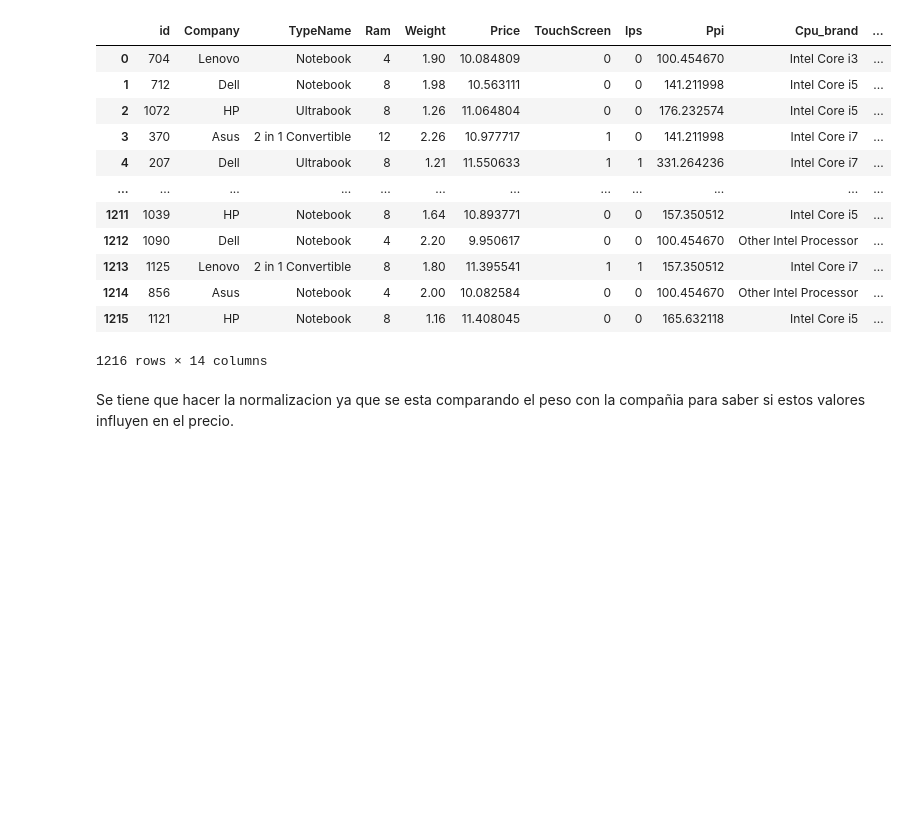
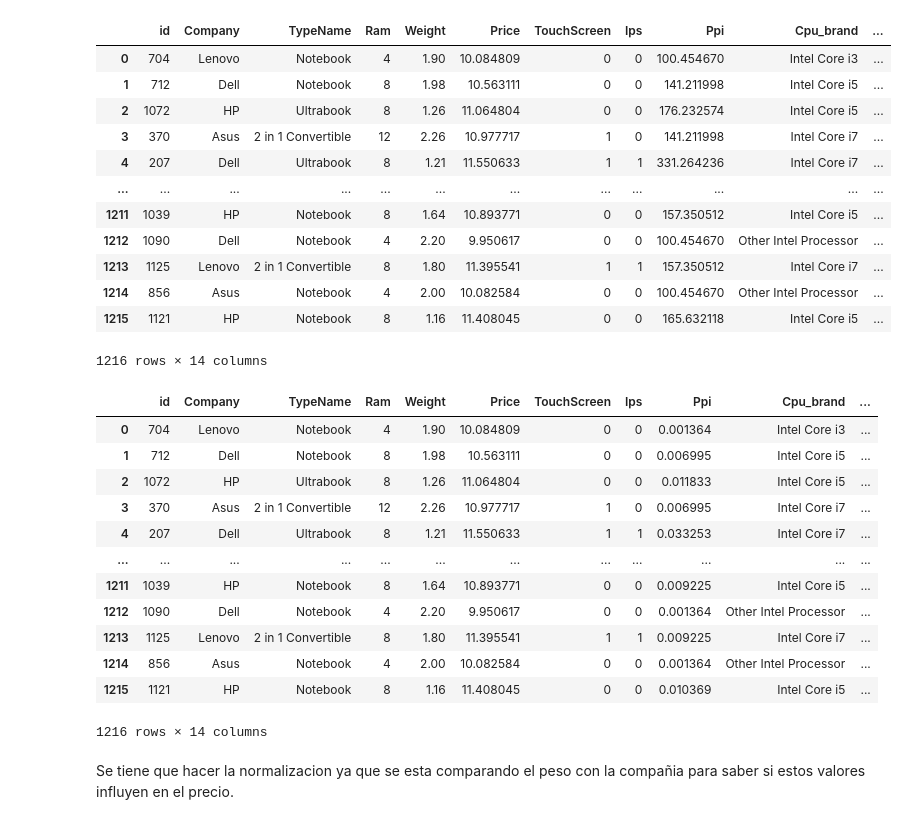
Before and after one commit to jf-garciam1/Lab-BI, a Jupyter notebook: Lab2/Lab2.ipynb, the cells around one changed output. Cells and saved outputs as stored; diff of their text form; code cells hidden in the pictures; blank space fills up the shorter version.

```diff
--- a/Lab2/Lab2.ipynb
+++ b/Lab2/Lab2.ipynb
@@ -712,6 +712,29 @@ df_pc
 | 1214 | 856 | Asus | Notebook | 4 | 2.00 | 10.082584 | 0 | 0 | 100.454670 | Other Intel Processor | ... |
 | 1215 | 1121 | HP | Notebook | 8 | 1.16 | 11.408045 | 0 | 0 | 165.632118 | Intel Core i5 | ... |
 1216 rows × 14 columns
+# %%
+# Calcular el valor mínimo y máximo de cada columna
+columnas_numericas = ["Ppi"]
+minimo = df_pc[columnas_numericas].min()
+maximo = df_pc[columnas_numericas].max()
+
+# Normalizar las columnas
+df_pc[columnas_numericas] = (df_pc[columnas_numericas] - minimo) / (maximo - minimo)
+df_pc
+# %% [output]
+|  | id | Company | TypeName | Ram | Weight | Price | TouchScreen | Ips | Ppi | Cpu_brand | ... |
+| 0 | 704 | Lenovo | Notebook | 4 | 1.90 | 10.084809 | 0 | 0 | 0.001364 | Intel Core i3 | ... |
+| 1 | 712 | Dell | Notebook | 8 | 1.98 | 10.563111 | 0 | 0 | 0.006995 | Intel Core i5 | ... |
+| 2 | 1072 | HP | Ultrabook | 8 | 1.26 | 11.064804 | 0 | 0 | 0.011833 | Intel Core i5 | ... |
+| 3 | 370 | Asus | 2 in 1 Convertible | 12 | 2.26 | 10.977717 | 1 | 0 | 0.006995 | Intel Core i7 | ... |
+| 4 | 207 | Dell | Ultrabook | 8 | 1.21 | 11.550633 | 1 | 1 | 0.033253 | Intel Core i7 | ... |
+| ... | ... | ... | ... | ... | ... | ... | ... | ... | ... | ... | ... |
+| 1211 | 1039 | HP | Notebook | 8 | 1.64 | 10.893771 | 0 | 0 | 0.009225 | Intel Core i5 | ... |
+| 1212 | 1090 | Dell | Notebook | 4 | 2.20 | 9.950617 | 0 | 0 | 0.001364 | Other Intel Processor | ... |
+| 1213 | 1125 | Lenovo | 2 in 1 Convertible | 8 | 1.80 | 11.395541 | 1 | 1 | 0.009225 | Intel Core i7 | ... |
+| 1214 | 856 | Asus | Notebook | 4 | 2.00 | 10.082584 | 0 | 0 | 0.001364 | Other Intel Processor | ... |
+| 1215 | 1121 | HP | Notebook | 8 | 1.16 | 11.408045 | 0 | 0 | 0.010369 | Intel Core i5 | ... |
+1216 rows × 14 columns
 # %% [markdown]
 Se tiene que hacer la normalizacion ya que se esta comparando el peso con la compañia para saber si estos valores influyen en el precio.
 # %%
```
Also changed, not shown: parts of 3 cells of this notebook.
